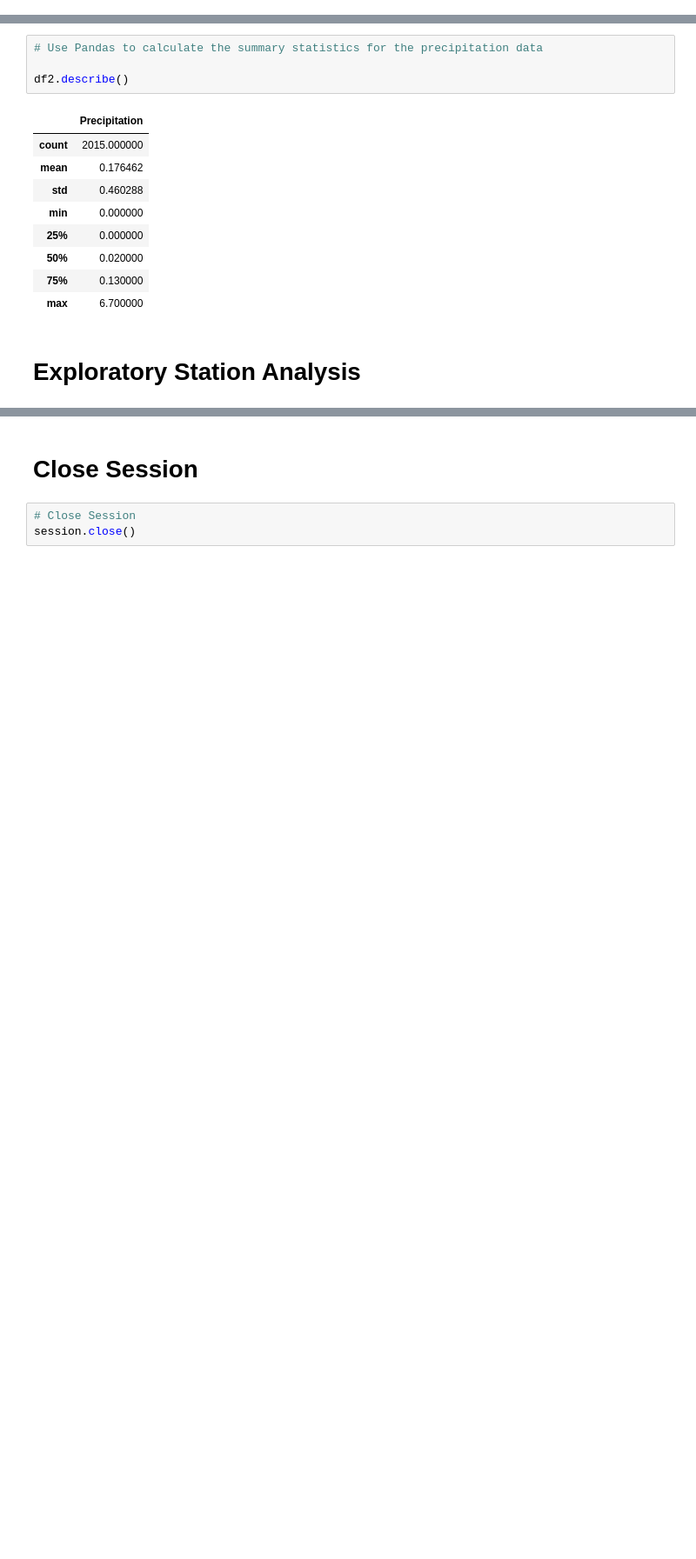
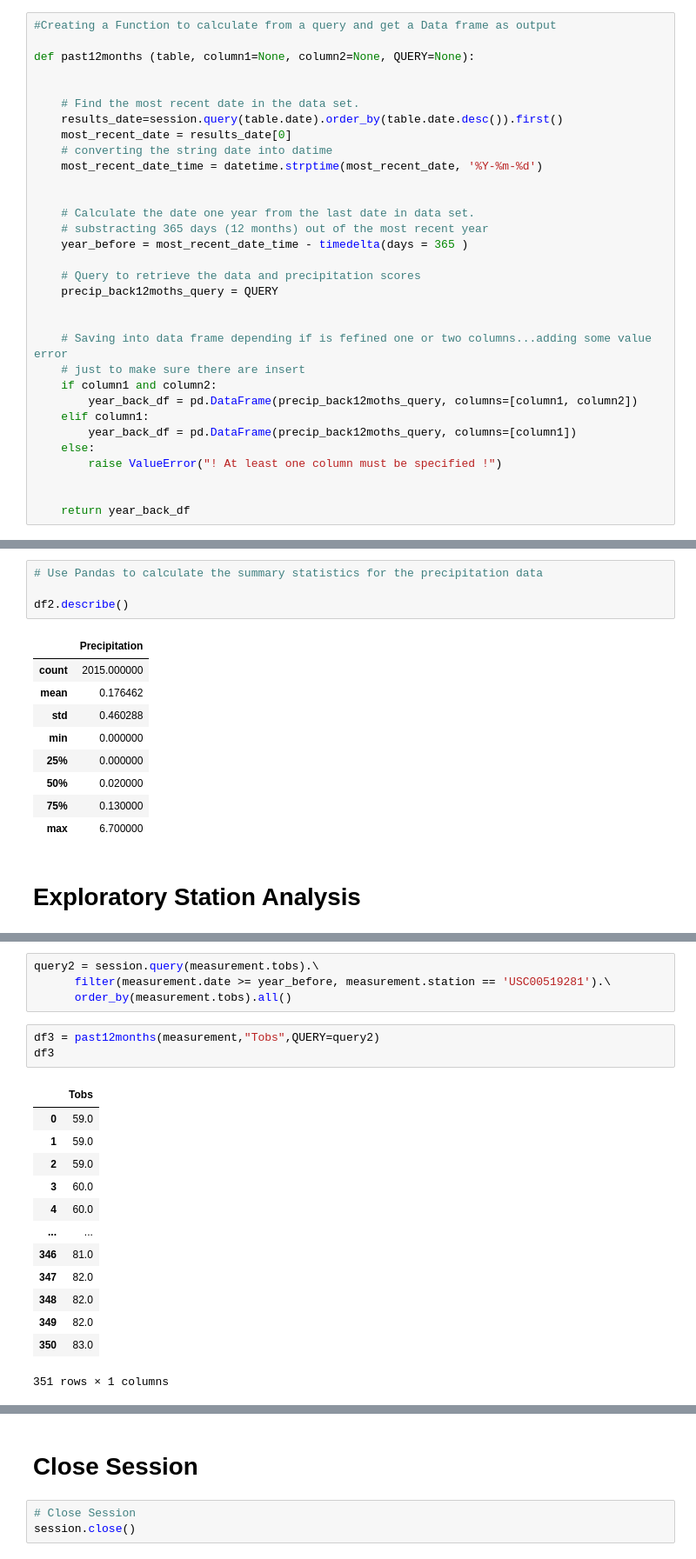
Before and after one commit to T800-101A/SQL_Alchemy-Challenge, a Jupyter notebook: SurfsUp/Climate_Analysis.ipynb, the cells around one changed output, grey strips where cells are left out. Shown: that part at 87% size. Cells and saved outputs as stored; diff of their text form; blank space fills up the shorter version.

```diff
--- a/SurfsUp/Climate_Analysis.ipynb
+++ b/SurfsUp/Climate_Analysis.ipynb
@@ -78 +55,33 @@ datetime.datetime(2016, 8, 23, 0, 0)
+# %%
+#Creating a Function to calculate from a query and get a Data frame as output
+
+def past12months (table, column1=None, column2=None, QUERY=None):
+
+
+    # Find the most recent date in the data set.
+    results_date=session.query(table.date).order_by(table.date.desc()).first()
+    most_recent_date = results_date[0]
+    # converting the string date into datime
+    most_recent_date_time = datetime.strptime(most_recent_date, '%Y-%m-%d')
+
+
+    # Calculate the date one year from the last date in data set.
+    # substracting 365 days (12 months) out of the most recent year
+    year_before = most_recent_date_time - timedelta(days = 365 )
+
+    # Query to retrieve the data and precipitation scores
+    precip_back12moths_query = QUERY
+
+
+    # Saving into data frame depending if is fefined one or two columns...adding some value error
+    # just to make sure there are insert
+    if column1 and column2:
+        year_back_df = pd.DataFrame(precip_back12moths_query, columns=[column1, column2])
+    elif column1:
+        year_back_df = pd.DataFrame(precip_back12moths_query, columns=[column1])
+    else:
+        raise ValueError("! At least one column must be specified !")
+
+
+    return year_back_df
 # %%
@@ -186,0 +231,21 @@ Text(0.5, 4.183333333333314, 'Temperature')
+# %%
+query2 = session.query(measurement.tobs).\
+      filter(measurement.date >= year_before, measurement.station == 'USC00519281').\
+      order_by(measurement.tobs).all()
+# %%
+df3 = past12months(measurement,"Tobs",QUERY=query2)
+df3
+# %% [output]
+|  | Tobs |
+| 0 | 59.0 |
+| 1 | 59.0 |
+| 2 | 59.0 |
+| 3 | 60.0 |
+| 4 | 60.0 |
+| ... | ... |
+| 346 | 81.0 |
+| 347 | 82.0 |
+| 348 | 82.0 |
+| 349 | 82.0 |
+| 350 | 83.0 |
+351 rows × 1 columns
```
Also changed, not shown: parts of 47 cells of this notebook.
